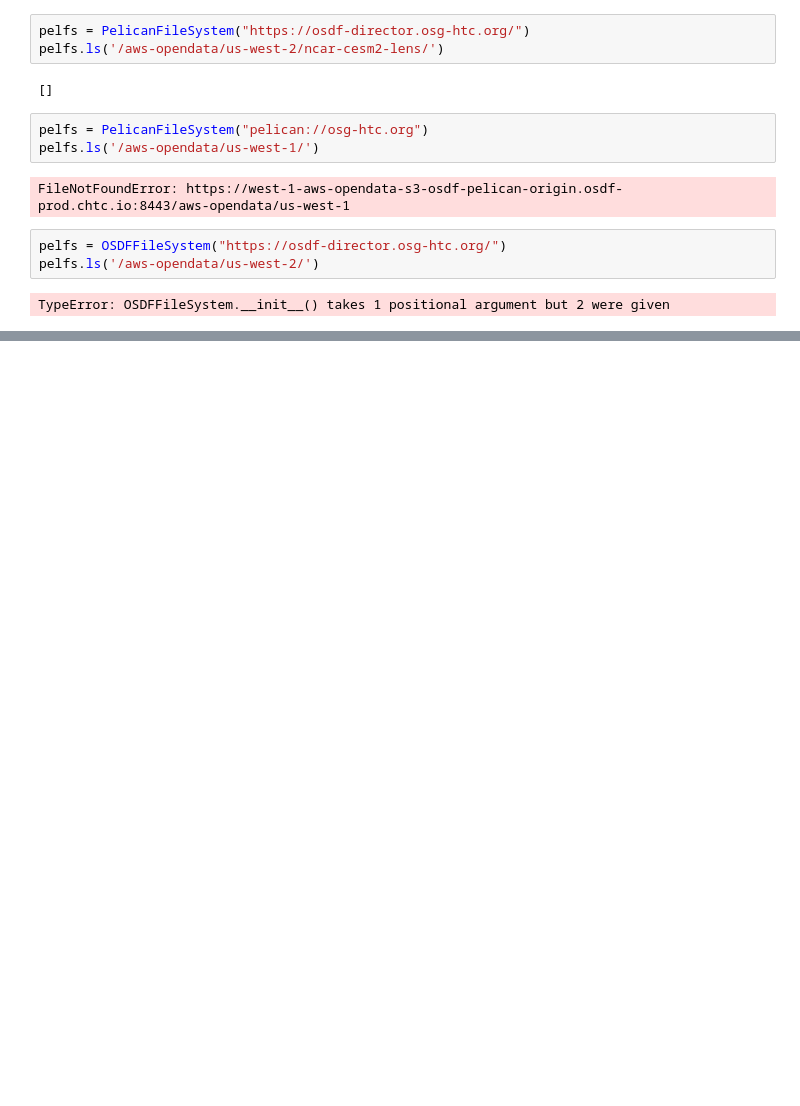
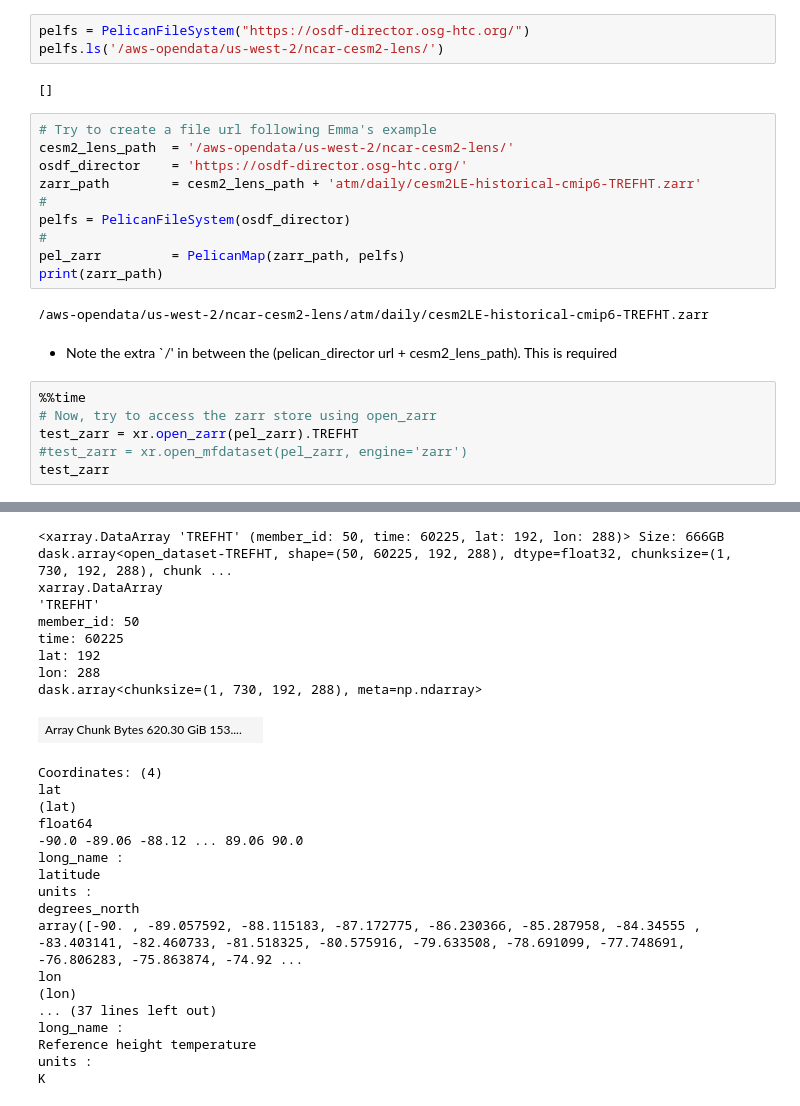
Before and after one commit to turetske/osdf_examples, a Jupyter notebook: jupyter_notebooks/cesm_osdf.ipynb, the cells around one changed output, grey strips where cells are left out. Cells and saved outputs as stored; diff of their text form; blank space fills up the shorter version.

```diff
--- a/jupyter_notebooks/cesm_osdf.ipynb
+++ b/jupyter_notebooks/cesm_osdf.ipynb
@@ -53,13 +46,24 @@ pelfs = PelicanFileSystem("https://osdf-director.osg-htc.org/")
 pelfs.ls('/aws-opendata/us-west-2/ncar-cesm2-lens/')
 # %% [output]
 []
-# %%
-pelfs = PelicanFileSystem("pelican://osg-htc.org")
-pelfs.ls('/aws-opendata/us-west-1/')
-# %% [output]
-FileNotFoundError: https://west-1-aws-opendata-s3-osdf-pelican-origin.osdf-prod.chtc.io:8443/aws-opendata/us-west-1
-# %%
-pelfs = OSDFFileSystem("https://osdf-director.osg-htc.org/")
-pelfs.ls('/aws-opendata/us-west-2/')
-# %% [output]
-TypeError: OSDFFileSystem.__init__() takes 1 positional argument but 2 were given
+# %%
+# Try to create a file url following Emma's example
+cesm2_lens_path  = '/aws-opendata/us-west-2/ncar-cesm2-lens/'
+osdf_director    = 'https://osdf-director.osg-htc.org/'
+zarr_path        = cesm2_lens_path + 'atm/daily/cesm2LE-historical-cmip6-TREFHT.zarr'
+#
+pelfs = PelicanFileSystem(osdf_director)
+#
+pel_zarr         = PelicanMap(zarr_path, pelfs)
+print(zarr_path)
+# %% [output]
+/aws-opendata/us-west-2/ncar-cesm2-lens/atm/daily/cesm2LE-historical-cmip6-TREFHT.zarr
+# %% [markdown]
+- Note the extra `/' in between the (pelican_director url + cesm2_lens_path). This is required
+# %%
+%%time
+# Now, try to access the zarr store using open_zarr
+test_zarr = xr.open_zarr(pel_zarr).TREFHT
+#test_zarr = xr.open_mfdataset(pel_zarr, engine='zarr')
+test_zarr
+# %% [output]
@@ -66 +72,27 @@ TypeError: OSDFFileSystem.__init__() takes 1 positional argument but 2 were give
+<xarray.DataArray 'TREFHT' (member_id: 50, time: 60225, lat: 192, lon: 288)> Size: 666GB dask.array<open_dataset-TREFHT, shape=(50, 60225, 192, 288), dtype=float32, chunksize=(1, 730, 192, 288), chunk ...
+xarray.DataArray
+'TREFHT'
+member_id: 50
+time: 60225
+lat: 192
+lon: 288
+dask.array<chunksize=(1, 730, 192, 288), meta=np.ndarray>
+| Array Chunk Bytes 620.30 GiB 153.... |  |
+Coordinates: (4)
+lat
+(lat)
+float64
+-90.0 -89.06 -88.12 ... 89.06 90.0
+long_name :
+latitude
+units :
+degrees_north
+array([-90. , -89.057592, -88.115183, -87.172775, -86.230366, -85.287958, -84.34555 , -83.403141, -82.460733, -81.518325, -80.575916, -79.633508, -78.691099, -77.748691, -76.806283, -75.863874, -74.92 ...
+lon
+(lon)
+... (37 lines left out)
+long_name :
+Reference height temperature
+units :
+K
 # %%
```
Also changed, not shown: parts of 34 cells of this notebook.
